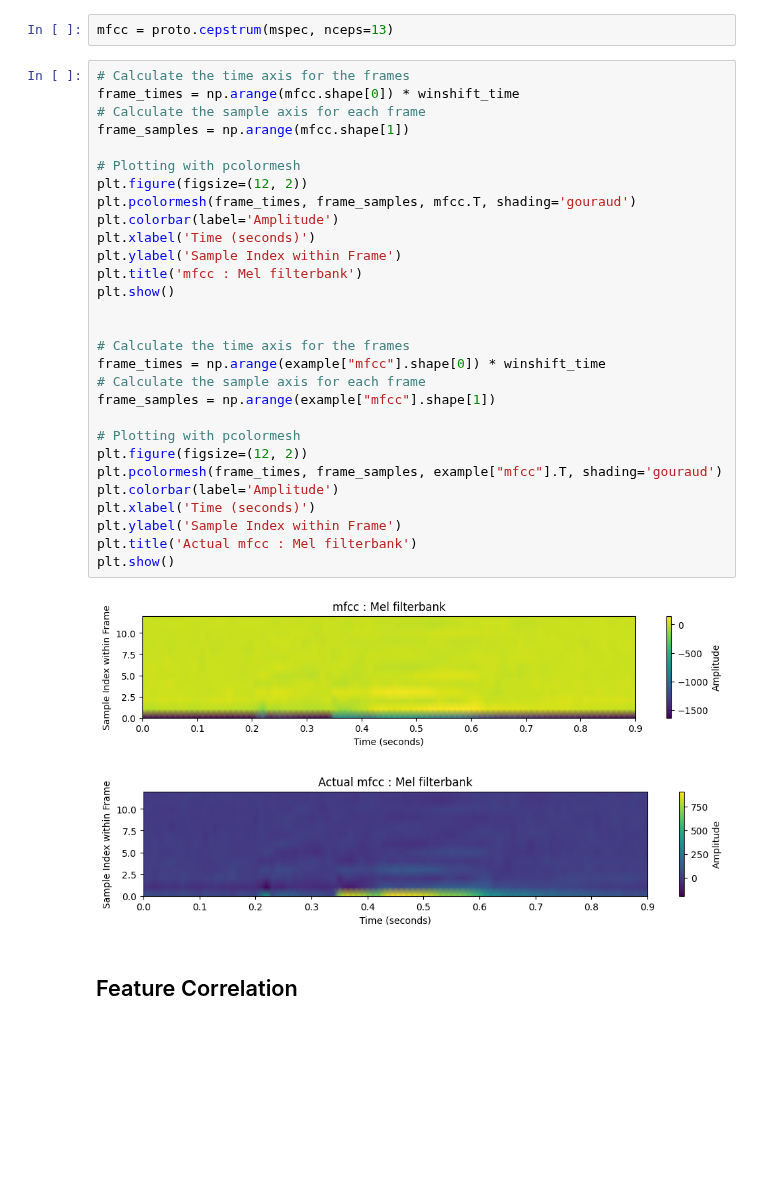
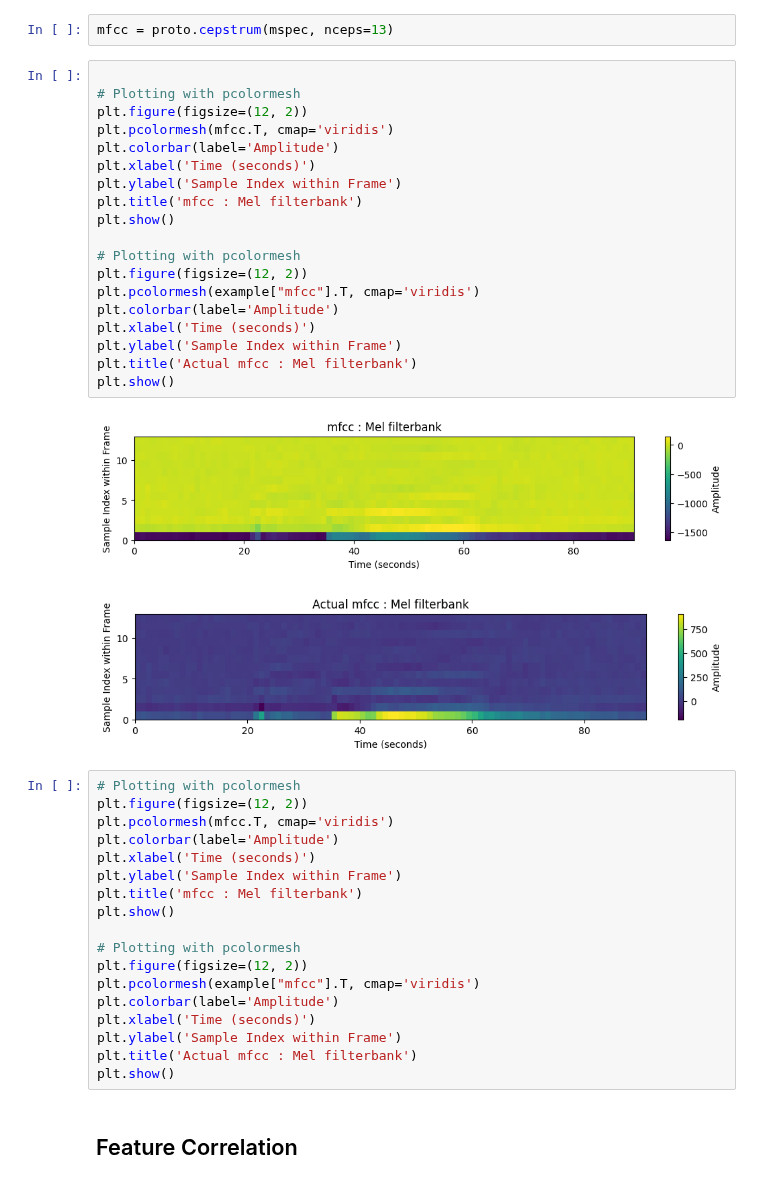
Before and after one commit to kyebinan/Speach-Speaker-Recognition, a Jupyter notebook: Lab1/lab1.ipynb, the cells around one changed output. Saved outputs shown, nothing was run; the diff lists cells and outputs as text; blank space fills up the shorter version.

```diff
--- a/Lab1/lab1.ipynb
+++ b/Lab1/lab1.ipynb
@@ -218,37 +208,45 @@ plt.show()
 # %%
 mfcc = proto.cepstrum(mspec, nceps=13)
 # %%
-# Calculate the time axis for the frames
-frame_times = np.arange(mfcc.shape[0]) * winshift_time
-# Calculate the sample axis for each frame
-frame_samples = np.arange(mfcc.shape[1])
 
 # Plotting with pcolormesh
 plt.figure(figsize=(12, 2))
-plt.pcolormesh(frame_times, frame_samples, mfcc.T, shading='gouraud')
+plt.pcolormesh(mfcc.T, cmap='viridis')
 plt.colorbar(label='Amplitude')
 plt.xlabel('Time (seconds)')
 plt.ylabel('Sample Index within Frame')
 plt.title('mfcc : Mel filterbank')
 plt.show()
 
-
-# Calculate the time axis for the frames
-frame_times = np.arange(example["mfcc"].shape[0]) * winshift_time
-# Calculate the sample axis for each frame
-frame_samples = np.arange(example["mfcc"].shape[1])
-
 # Plotting with pcolormesh
 plt.figure(figsize=(12, 2))
-plt.pcolormesh(frame_times, frame_samples, example["mfcc"].T, shading='gouraud')
+plt.pcolormesh(example["mfcc"].T, cmap='viridis')
 plt.colorbar(label='Amplitude')
 plt.xlabel('Time (seconds)')
 plt.ylabel('Sample Index within Frame')
 plt.title('Actual mfcc : Mel filterbank')
 plt.show()
 # %% [output]
-[figure, old version]
+[figure, new version]
-[figure, old version]
+[figure, new version]
+# %%
+# Plotting with pcolormesh
+plt.figure(figsize=(12, 2))
+plt.pcolormesh(mfcc.T, cmap='viridis')
+plt.colorbar(label='Amplitude')
+plt.xlabel('Time (seconds)')
+plt.ylabel('Sample Index within Frame')
+plt.title('mfcc : Mel filterbank')
+plt.show()
+
+# Plotting with pcolormesh
+plt.figure(figsize=(12, 2))
+plt.pcolormesh(example["mfcc"].T, cmap='viridis')
+plt.colorbar(label='Amplitude')
+plt.xlabel('Time (seconds)')
+plt.ylabel('Sample Index within Frame')
+plt.title('Actual mfcc : Mel filterbank')
+plt.show()
 # %% [markdown]
 ## Feature Correlation
 # %%
```
Also changed, not shown: parts of 2 cells of this notebook, 1 other file.
